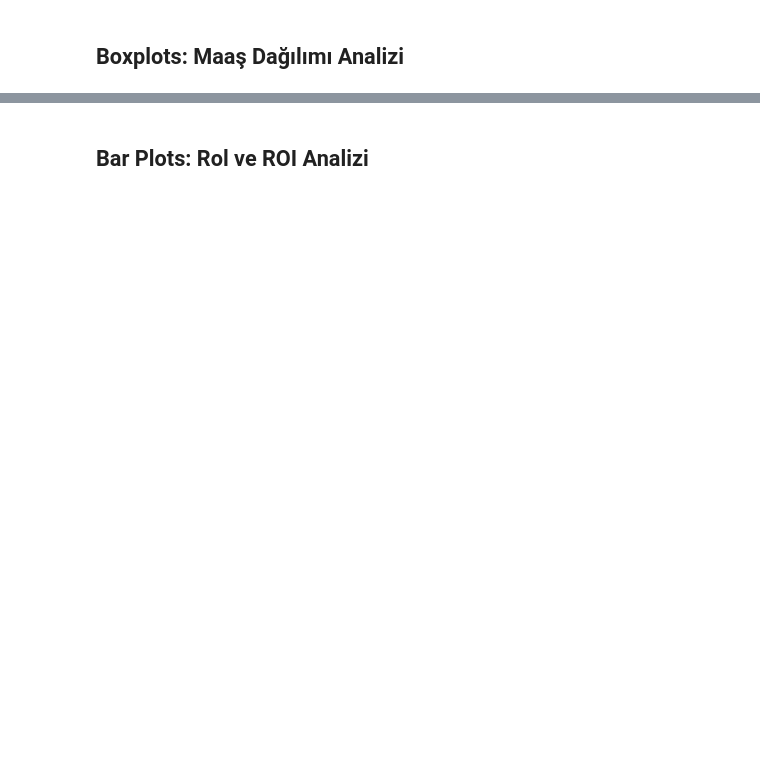
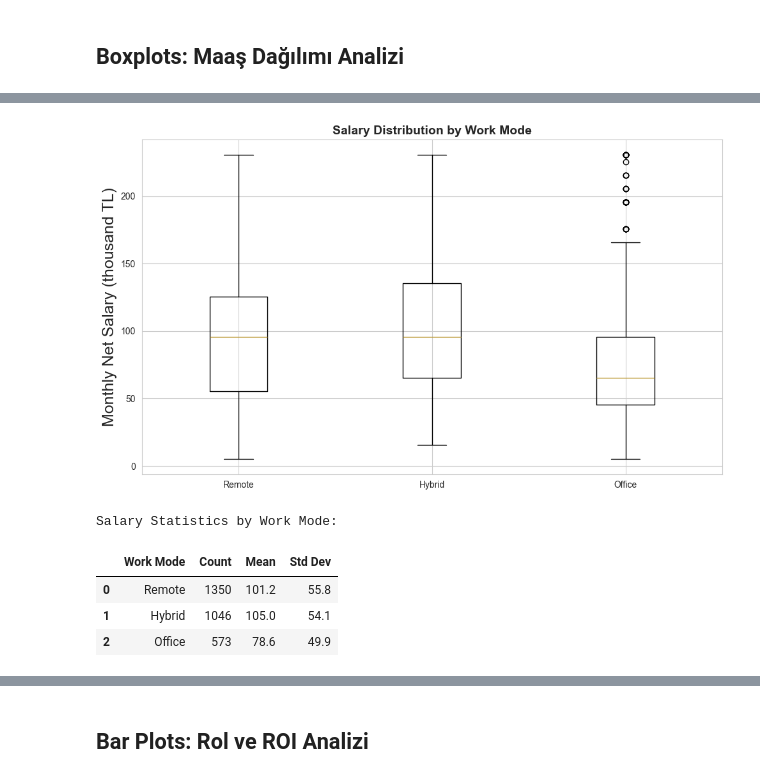
Before and after one commit to erdemgunal/maas-anketi-analiz, a Jupyter notebook: notebooks/02_core_visualizations.ipynb, the cells around one changed output, grey strips where cells are left out. Saved outputs shown, nothing was run; the diff lists cells and outputs as text; code cells hidden in the pictures; blank space fills up the shorter version.

```diff
--- a/notebooks/02_core_visualizations.ipynb
+++ b/notebooks/02_core_visualizations.ipynb
@@ -87,34 +109,41 @@ if 'is_manager' in df.columns:
 work_modes = []
 work_labels = []
 for mode in ['Remote', 'Hybrid', 'Office']:
     col = f'work_mode_{mode}'
     if col in df.columns:
         vals = df.loc[df[col] == 1, 'salary_numeric']
         if len(vals) > 0:
             work_modes.append(vals)
             work_labels.append(mode)
 
 if work_modes:
     plt.figure(figsize=(10, 6))
     plt.boxplot(work_modes, tick_labels=work_labels)
     plt.title('Salary Distribution by Work Mode', fontsize=14, fontweight='bold')
-    plt.ylabel('Monthly Net Salary (thousand TL)', fontsize=12)
+    plt.ylabel('Monthly Net Salary (thousand TL)', fontsize=18)
     plt.tight_layout()
     plt.savefig(os.path.join(FIG_DIR, 'boxplot_work_mode.png'), dpi=300, bbox_inches='tight')
     plt.show()
 
     # Display summary statistics
     work_mode_data = []
     for i, mode in enumerate(work_labels):
         work_mode_data.append({
             'Work Mode': mode,
             'Count': len(work_modes[i]),
             'Mean': work_modes[i].mean(),
             'Std Dev': work_modes[i].std()
         })
     work_mode_stats = pd.DataFrame(work_mode_data).round(1)
     print("Salary Statistics by Work Mode:")
     display(work_mode_stats)
+# %% [output]
+[figure, added]
+Salary Statistics by Work Mode:
+|  | Work Mode | Count | Mean | Std Dev |
+| 0 | Remote | 1350 | 101.2 | 55.8 |
+| 1 | Hybrid | 1046 | 105.0 | 54.1 |
+| 2 | Office | 573 | 78.6 | 49.9 |
 # %%
 # Company Location vs Salary Boxplot
 location_label_map = {
```
Also changed, not shown: parts of 12 cells of this notebook, 23 other files.
